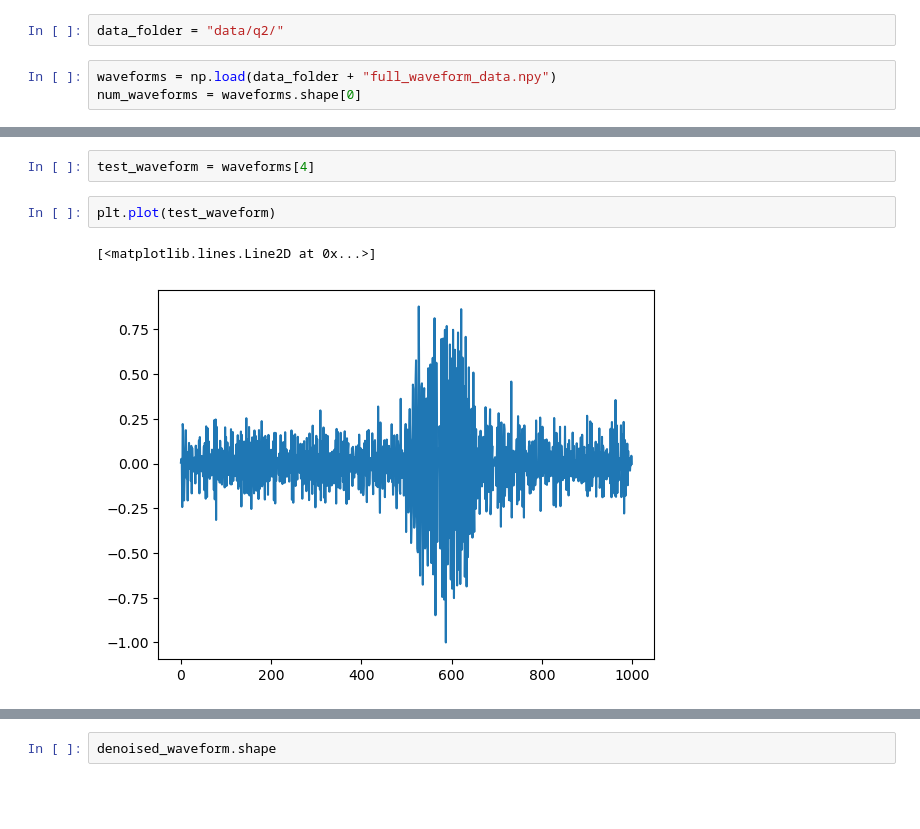
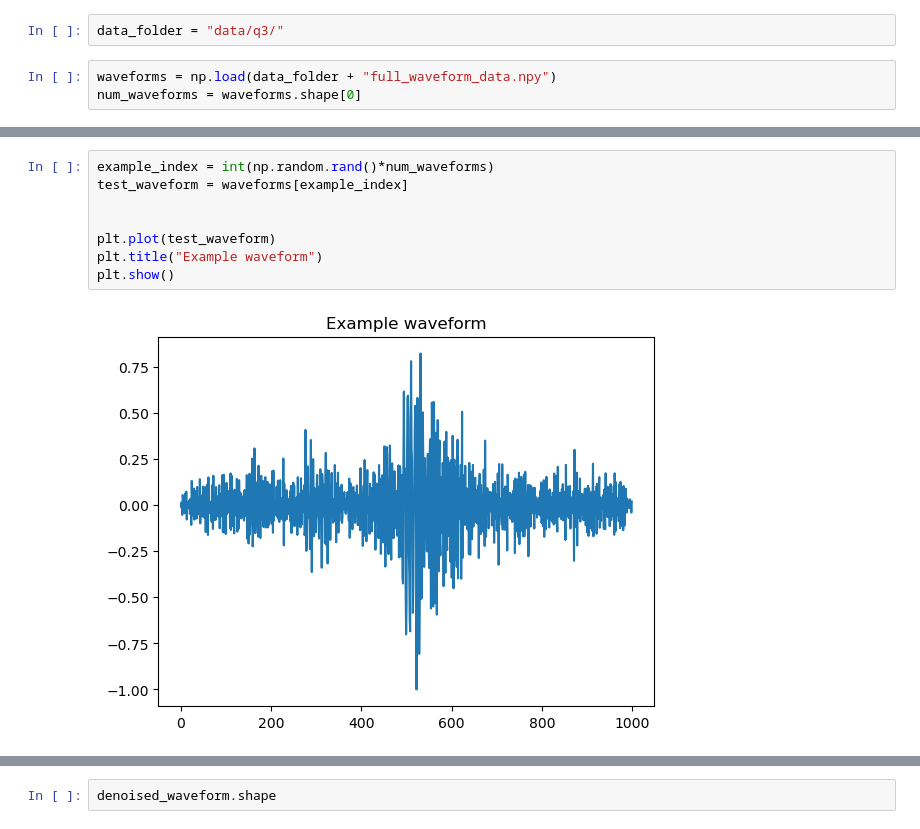
Before and after one commit to alexmundt/waveform-stft-denoise, a Jupyter notebook: Model - Testing.ipynb, the cells around one changed output, grey strips where cells are left out. Cells and saved outputs as stored; diff of their text form; blank space fills up the shorter version.

Commit message:
new tests, upgrades viauls

```diff
--- a/Model - Testing.ipynb
+++ b/Model - Testing.ipynb
@@ -70,7 +72,7 @@ def denoise_waveform(waveform, model=model, fs = 0.2):
 ## Load the data
 Load the time domain waveform data.
 # %%
-data_folder = "data/q2/"
+data_folder = "data/q3/"
 # %%
 waveforms = np.load(data_folder + "full_waveform_data.npy")
 num_waveforms = waveforms.shape[0]
@@ -77,10 +84,13 @@ num_waveforms = waveforms.shape[0]
 # %%
-test_waveform = waveforms[4]
+example_index = int(np.random.rand()*num_waveforms)
+test_waveform = waveforms[example_index]
+
+
+plt.plot(test_waveform)
+plt.title("Example waveform")
+plt.show()
+# %% [output]
+[figure, added]
-# %%
-plt.plot(test_waveform)
-# %% [output]
-[<matplotlib.lines.Line2D at 0x...>]
-[figure, removed]
 # %%
 denoised_waveform = denoise_waveform(test_waveform)
 # %% [output]
```
Also changed, not shown: parts of 22 cells of this notebook.
